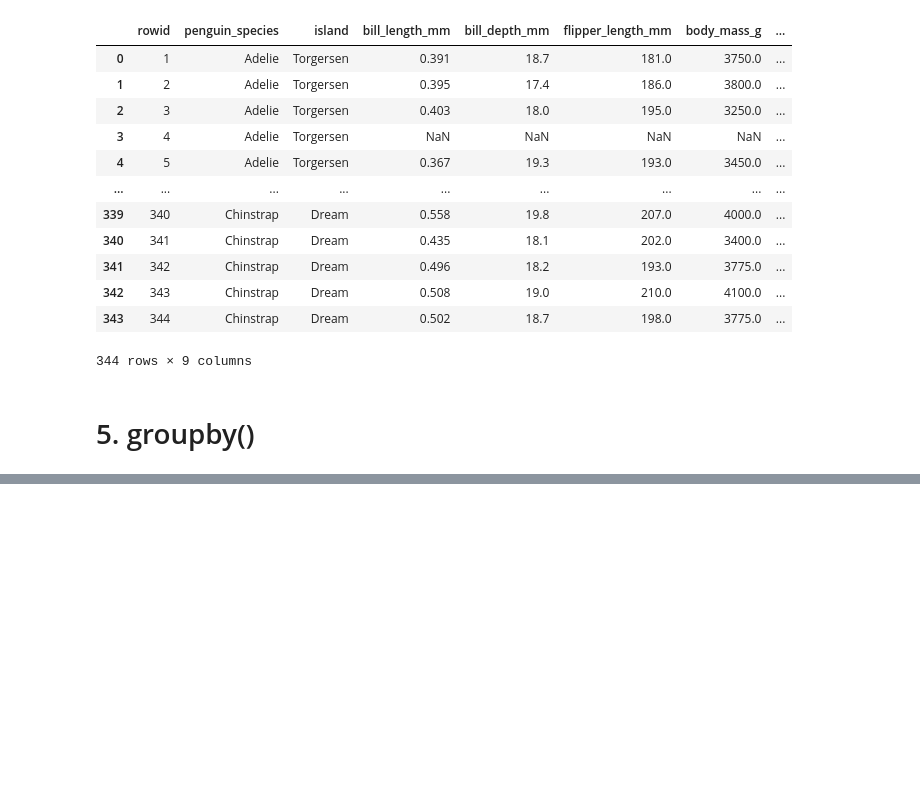
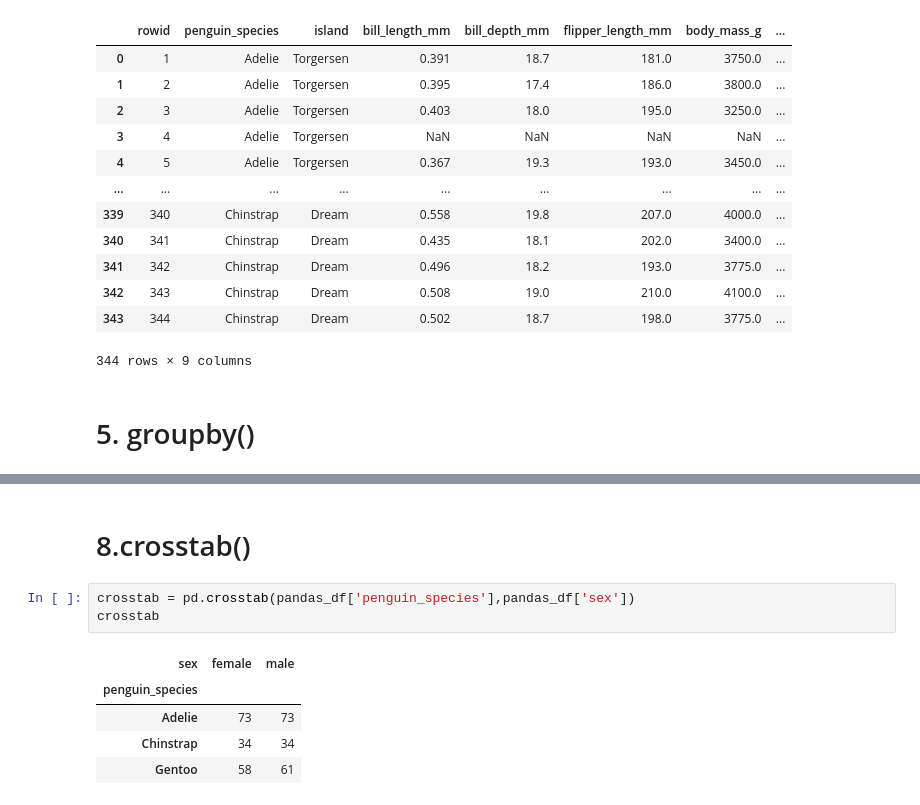
Before and after one commit to vibhutivadje/Questions_for_prep, a Jupyter notebook: Pandas_Basic.ipynb, the cells around one changed output, grey strips where cells are left out. Cells and saved outputs as stored; diff of their text form; blank space fills up the shorter version.

```diff
--- a/Pandas_Basic.ipynb
+++ b/Pandas_Basic.ipynb
@@ -85,0 +129,11 @@ pandas_df
+# %% [markdown]
+<h1>8.crosstab()</h1>
+# %%
+crosstab = pd.crosstab(pandas_df['penguin_species'],pandas_df['sex'])
+crosstab
+# %% [output]
+| sex | female | male |
+| penguin_species |  |  |
+| Adelie | 73 | 73 |
+| Chinstrap | 34 | 34 |
+| Gentoo | 58 | 61 |
```
Also changed, not shown: parts of 5 cells of this notebook, 1 other file.
